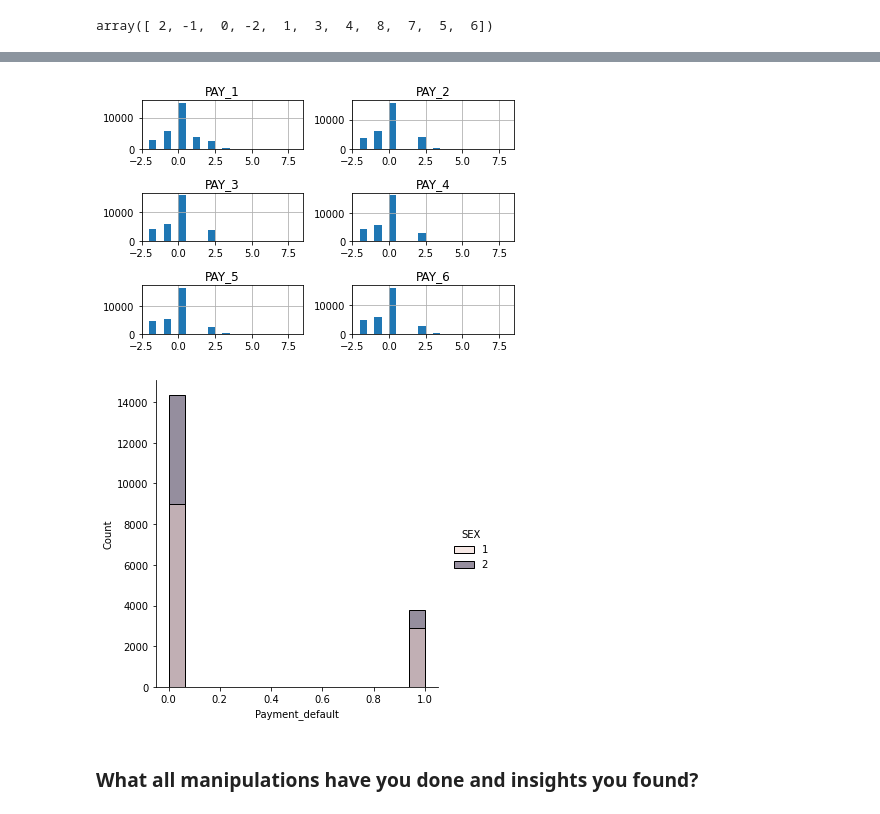
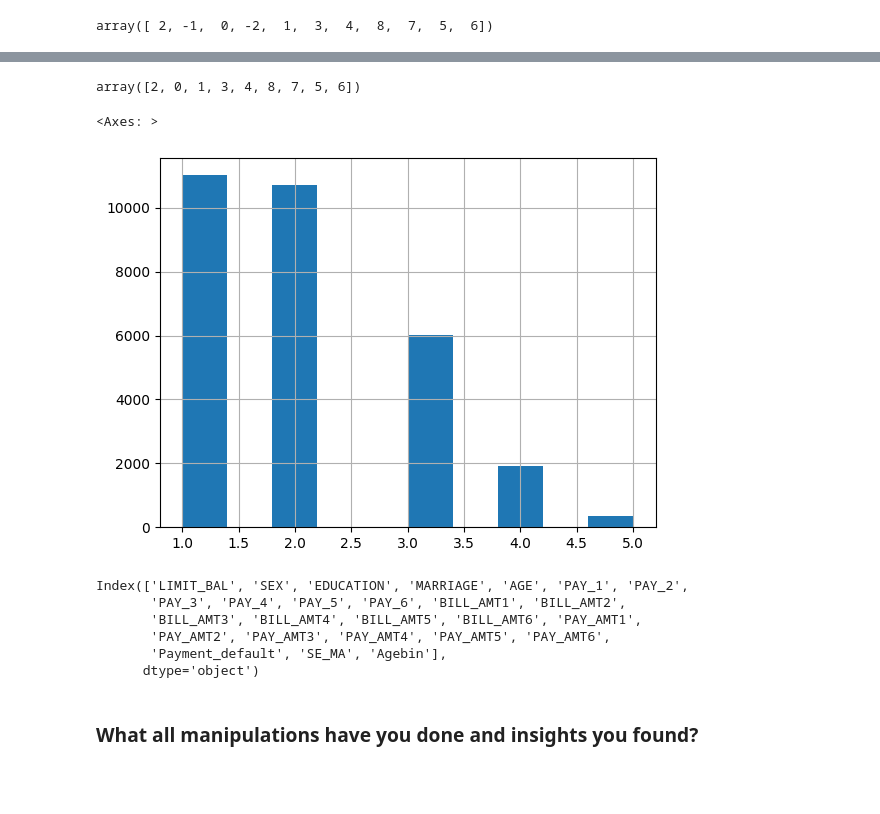
Before and after one commit to kumareshvj/Machine-learing-classification, a Jupyter notebook: Default_of_credit_card_clients.ipynb, the cells around one changed output, grey strips where cells are left out. Cells and saved outputs as stored; diff of their text form; code cells hidden in the pictures; blank space fills up the shorter version.

```diff
--- a/Default_of_credit_card_clients.ipynb
+++ b/Default_of_credit_card_clients.ipynb
@@ -472,10 +346,0 @@ def subplot(a,variable,n_rows,n_col,n_bins):
-# %%
-df1 =df[['PAY_1','PAY_2','PAY_3','PAY_4','PAY_5','PAY_6']]
-subplot(df1,df1.columns,2,3,20)
-# %% [output]
-[figure, removed]
-# %%
-sns.displot(df,x = 'Payment_default',hue='SEX')
-plt.show()
-# %% [output]
-[figure, removed]
@@ -481,0 +360,4 @@ plt.show()
+# %%
+df['PAY_1'].unique()
+# %% [output]
+array([2, 0, 1, 3, 4, 8, 7, 5, 6])
@@ -482,3 +372,20 @@ plt.show()
+# %%
+df['Agebin'] = pd.cut(df['AGE'],6,labels = [1,2,3,4,5,6])
+df['Agebin'] = pd.to_numeric(df['Agebin'])
+df.loc[(df['Agebin'] == 6), 'Agebin'] = 5
+df.Agebin.hist()
+# %% [output]
+<Axes: >
+[figure, added]
+# %%
+df.columns
+# %% [output]
+Index(['LIMIT_BAL', 'SEX', 'EDUCATION', 'MARRIAGE', 'AGE', 'PAY_1', 'PAY_2',
+       'PAY_3', 'PAY_4', 'PAY_5', 'PAY_6', 'BILL_AMT1', 'BILL_AMT2',
+       'BILL_AMT3', 'BILL_AMT4', 'BILL_AMT5', 'BILL_AMT6', 'PAY_AMT1',
+       'PAY_AMT2', 'PAY_AMT3', 'PAY_AMT4', 'PAY_AMT5', 'PAY_AMT6',
+       'Payment_default', 'SE_MA', 'Agebin'],
+      dtype='object')
 # %% [markdown]
 ### What all manipulations have you done and insights you found?
 # %% [markdown]
```
Also changed, not shown: parts of 92 cells of this notebook.
